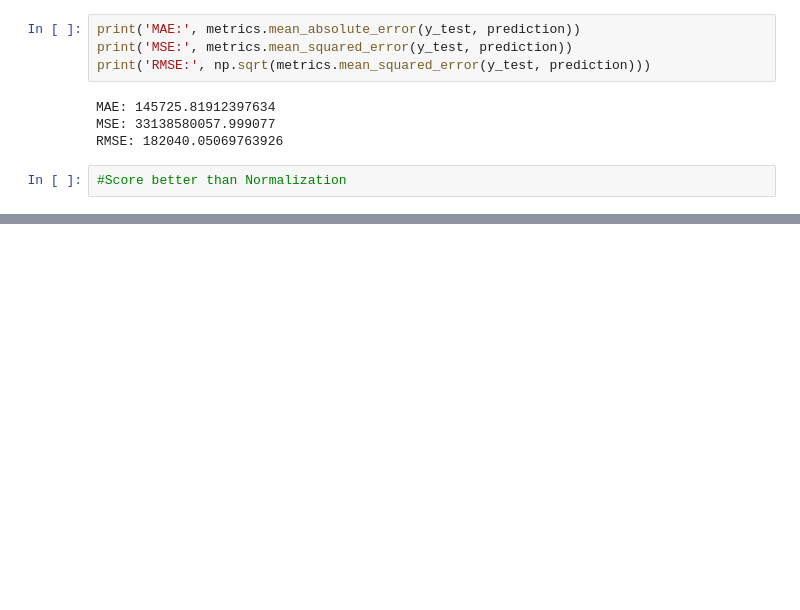
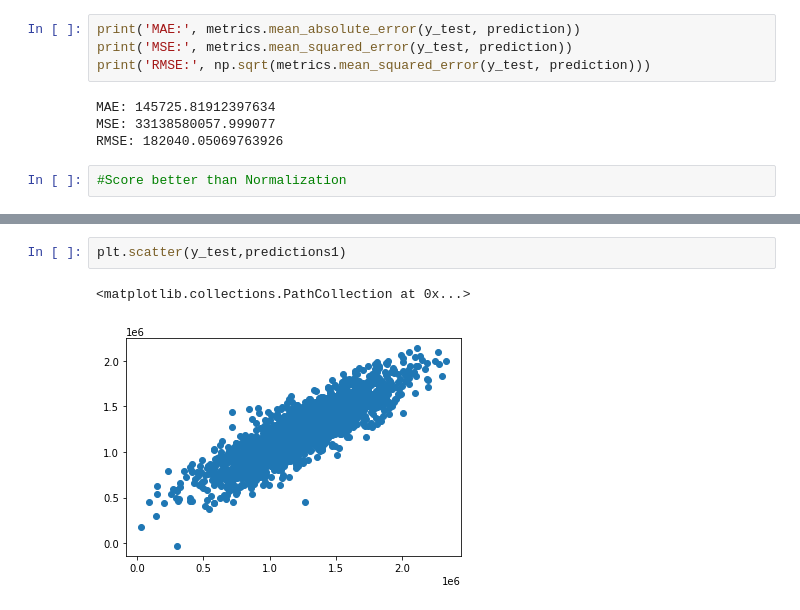
Before and after one commit to ankurkaiser/USA-Housing, a Jupyter notebook: LR_with_Normalization_Standardization.ipynb, the cells around one changed output, grey strips where cells are left out. Saved outputs shown, nothing was run; the diff lists cells and outputs as text; blank space fills up the shorter version.

```diff
--- a/LR_with_Normalization_Standardization.ipynb
+++ b/LR_with_Normalization_Standardization.ipynb
@@ -192,0 +281,5 @@ RMSE: 182040.05069763926
+# %%
+plt.scatter(y_test,predictions1)
+# %% [output]
+<matplotlib.collections.PathCollection at 0x...>
+[figure, added]
```
Also changed, not shown: parts of 17 cells of this notebook.
